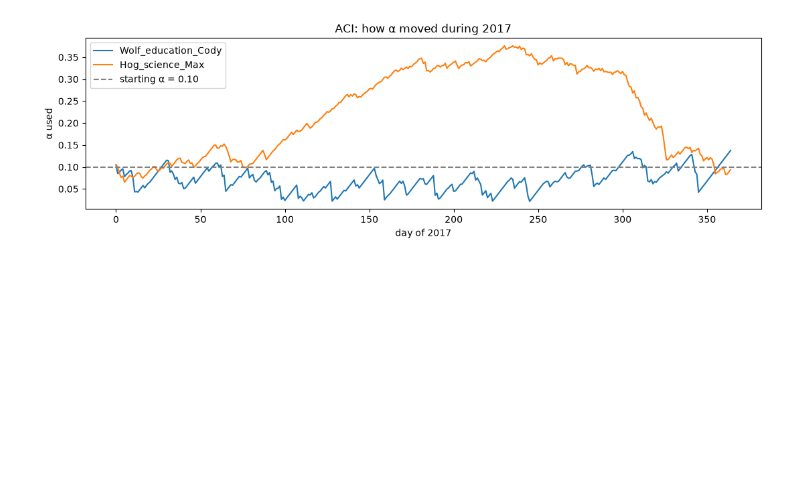
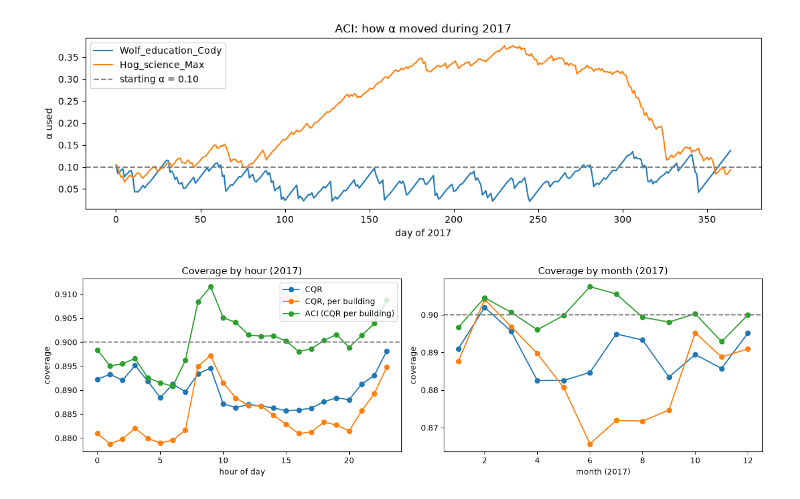
Before and after one commit to sevilkhojasteh/building-energy-trust, a Jupyter notebook: notebooks/03_uncertainty.ipynb, the cells around one changed output. Cells and saved outputs as stored; diff of their text form; code cells hidden in the pictures; blank space fills up the shorter version.

Commit message:
M2: quantile GBM, split conformal and CQR on 100 buildings; coverage by hour, month, building

```diff
--- a/notebooks/03_uncertainty.ipynb
+++ b/notebooks/03_uncertainty.ipynb
@@ -232,3 +232,22 @@ ax.legend()
 fig.tight_layout()
 # %% [output]
 [figure]
+# %%
+methods["CQR, per building"] = (lo_e, hi_e)
+methods["ACI (CQR per building)"] = (lo_f * scale, hi_f * scale)
+compare = ["CQR", "CQR, per building", "ACI (CQR per building)"]
+
+fig, axes = plt.subplots(1, 2, figsize=(13, 4))
+for name in compare:
+    lo, hi = methods[name]
+    covered = pd.Series((y >= lo) & (y <= hi))
+    axes[0].plot(covered.groupby(hours).mean(), marker="o", label=name)
+    axes[1].plot(covered.groupby(months).mean(), marker="o", label=name)
+for ax in axes:
+    ax.axhline(0.9, color="gray", ls="--")
+axes[0].set(xlabel="hour of day", ylabel="coverage", title="Coverage by hour (2017)")
+axes[1].set(xlabel="month (2017)", ylabel="coverage", title="Coverage by month (2017)")
+axes[0].legend()
+fig.tight_layout()
+# %% [output]
+[figure, added]
```
Also changed, not shown: 1 other file.
